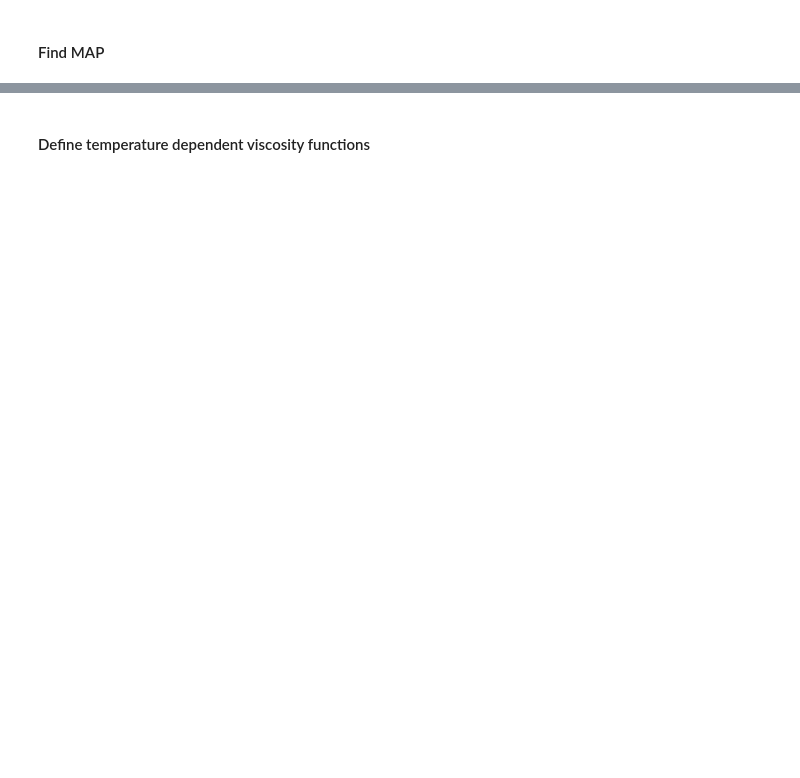
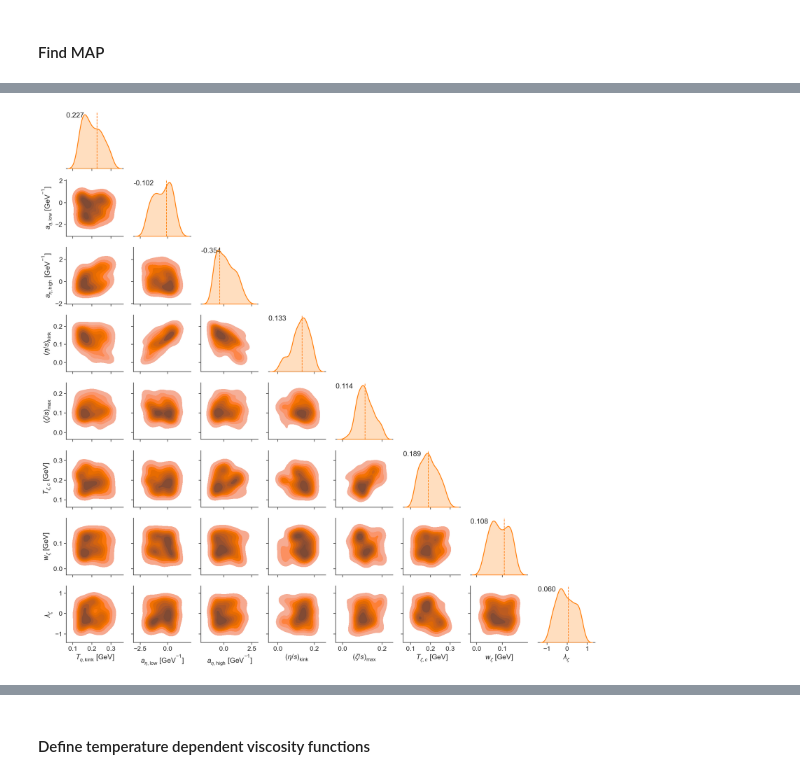
Before and after one commit to danOSU/QGP_Bayes, a Jupyter notebook: Bayesian Parameter Estimation for Relativistic Heavy Ion Physics.ipynb, the cells around one changed output, grey strips where cells are left out. Cells and saved outputs as stored; diff of their text form; code cells hidden in the pictures; blank space fills up the shorter version.

```diff
--- a/Bayesian Parameter Estimation for Relativistic Heavy Ion Physics.ipynb
+++ b/Bayesian Parameter Estimation for Relativistic Heavy Ion Physics.ipynb
@@ -439,17 +782,22 @@ plt.show()
 # %%
 sns.set_context("notebook", font_scale=1.5)
 sns.set_style("ticks")
+#map_parameters = rslt.x
+n_samples_prior = 100000
+prune = 1000
 map_parameters=map_values_saved.flatten()
 sns.set_palette('bright')
 observables_to_plot=[7, 8 , 9, 10, 11, 12, 13, 14]
-g = sns.PairGrid(samples_df.iloc[:,observables_to_plot], corner=True, diag_sharey=False)
-g.map_lower(sns.histplot, bins=10, color=sns.color_palette()[5])
-g.map_diag(sns.kdeplot, linewidth=2, shade=True, color=sns.color_palette()[1])
+g = sns.PairGrid(samples_df.iloc[0:n_samples_prior:prune,observables_to_plot], corner=True, diag_sharey=False)
+g.map_lower(sns.kdeplot, color=sns.color_palette()[5], fill=True)
+g.map_diag(sns.kdeplot, linewidth=2, shade=True, color=sns.color_palette()[1], fill=True)
 for n,i in enumerate(observables_to_plot):
     ax=g.axes[n][n]
     ax.axvline(x=map_parameters[i], ls='--', c=sns.color_palette()[1])
     ax.text(0,0.9,s= f'{map_parameters[i]:.3f}', transform=ax.transAxes)
 
 plt.tight_layout()
 save_fig(name+"viscous")
 plt.show()
+# %% [output]
+[figure, added]
```
Also changed, not shown: parts of 73 cells of this notebook, 12 other files.
